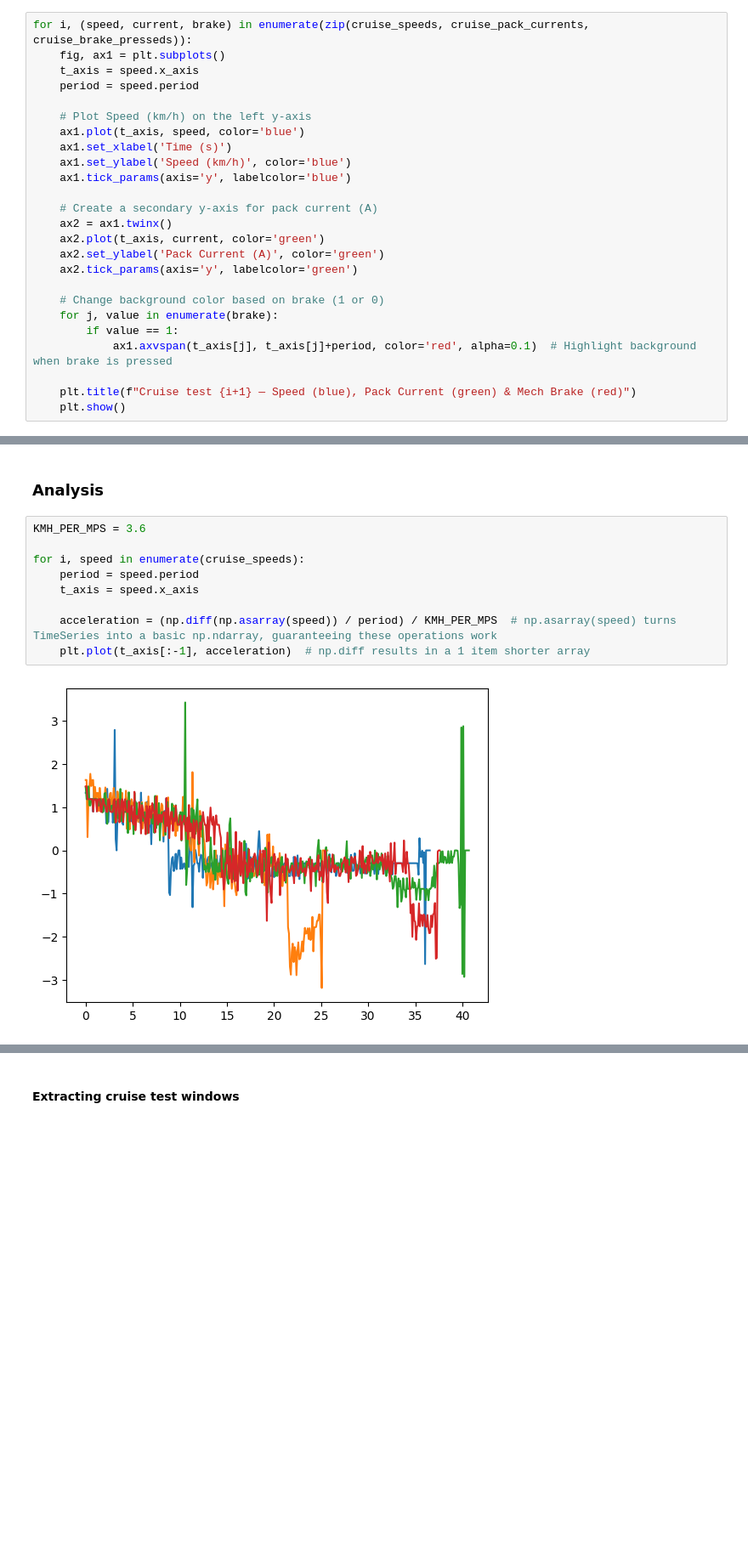
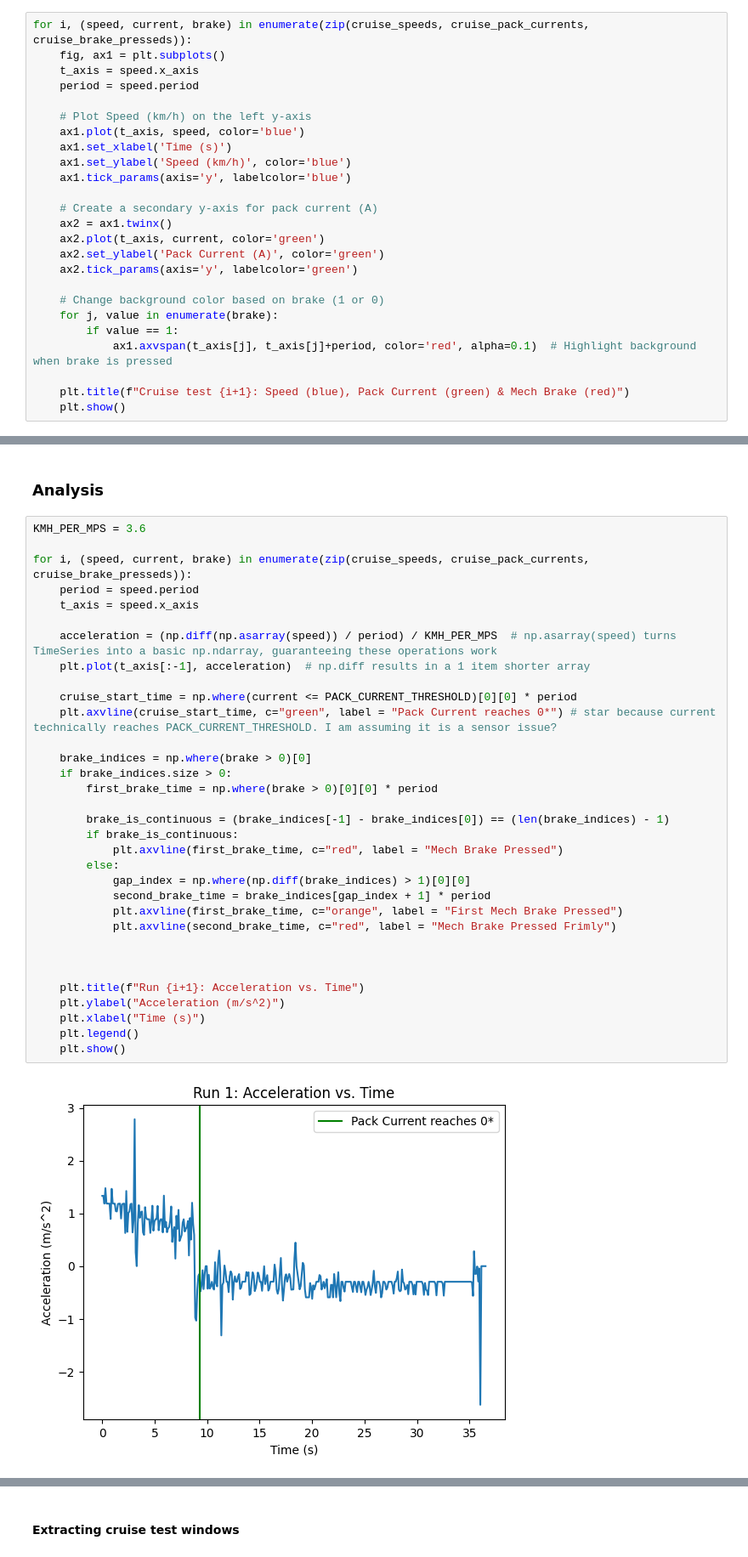
Before and after one commit to UBC-Solar/data_analysis, a Jupyter notebook: v4/drag_area_coefficient/drag_area_coefficient.ipynb, the cells around one changed output, grey strips where cells are left out. Shown at 85% size. Saved outputs shown, nothing was run; the diff lists cells and outputs as text; blank space fills up the shorter version.

Commit message:
initial acceleration vs. time plots

```diff
--- a/v4/drag_area_coefficient/drag_area_coefficient.ipynb
+++ b/v4/drag_area_coefficient/drag_area_coefficient.ipynb
@@ -106,6 +106,6 @@ for i, (speed, current, brake) in enumerate(zip(cruise_speeds, cruise_pack_curre
         if value == 1:
             ax1.axvspan(t_axis[j], t_axis[j]+period, color='red', alpha=0.1)  # Highlight background when brake is pressed
 
-    plt.title(f"Cruise test {i+1} — Speed (blue), Pack Current (green) & Mech Brake (red)")
+    plt.title(f"Cruise test {i+1}: Speed (blue), Pack Current (green) & Mech Brake (red)")
     plt.show()
 # %% [output]
@@ -118,11 +118,35 @@ for i, (speed, current, brake) in enumerate(zip(cruise_speeds, cruise_pack_curre
 # %%
 KMH_PER_MPS = 3.6
 
-for i, speed in enumerate(cruise_speeds):
+for i, (speed, current, brake) in enumerate(zip(cruise_speeds, cruise_pack_currents, cruise_brake_presseds)):
     period = speed.period
     t_axis = speed.x_axis
 
     acceleration = (np.diff(np.asarray(speed)) / period) / KMH_PER_MPS  # np.asarray(speed) turns TimeSeries into a basic np.ndarray, guaranteeing these operations work
     plt.plot(t_axis[:-1], acceleration)  # np.diff results in a 1 item shorter array
+
+    cruise_start_time = np.where(current <= PACK_CURRENT_THRESHOLD)[0][0] * period
+    plt.axvline(cruise_start_time, c="green", label = "Pack Current reaches 0*") # star because current technically reaches PACK_CURRENT_THRESHOLD. I am assuming it is a sensor issue?
+
+    brake_indices = np.where(brake > 0)[0]
+    if brake_indices.size > 0:
+        first_brake_time = np.where(brake > 0)[0][0] * period
+
+        brake_is_continuous = (brake_indices[-1] - brake_indices[0]) == (len(brake_indices) - 1)
+        if brake_is_continuous:
+            plt.axvline(first_brake_time, c="red", label = "Mech Brake Pressed")
+        else:
+            gap_index = np.where(np.diff(brake_indices) > 1)[0][0]
+            second_brake_time = brake_indices[gap_index + 1] * period
+            plt.axvline(first_brake_time, c="orange", label = "First Mech Brake Pressed")
+            plt.axvline(second_brake_time, c="red", label = "Mech Brake Pressed Frimly")
+
+
+
+    plt.title(f"Run {i+1}: Acceleration vs. Time")
+    plt.ylabel("Acceleration (m/s^2)")
+    plt.xlabel("Time (s)")
+    plt.legend()
+    plt.show()
 # %% [output]
-[figure, old version]
+[figure, new version]
```
Also changed, not shown: parts of 2 cells of this notebook.
